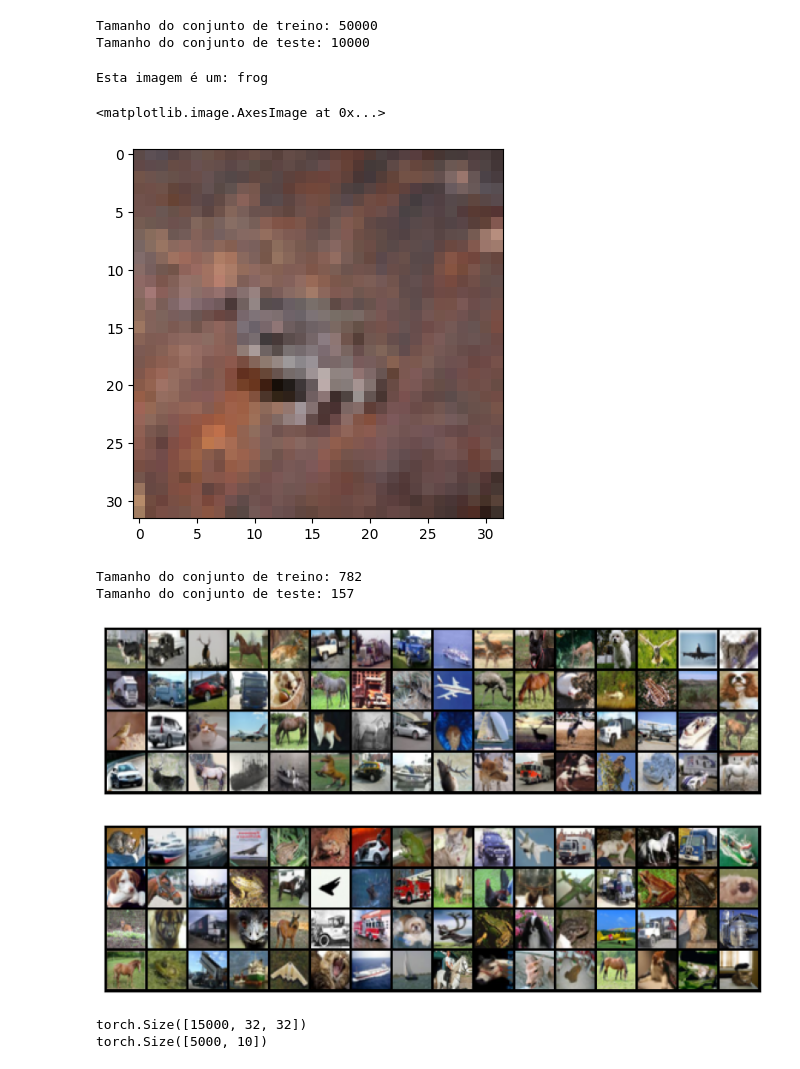
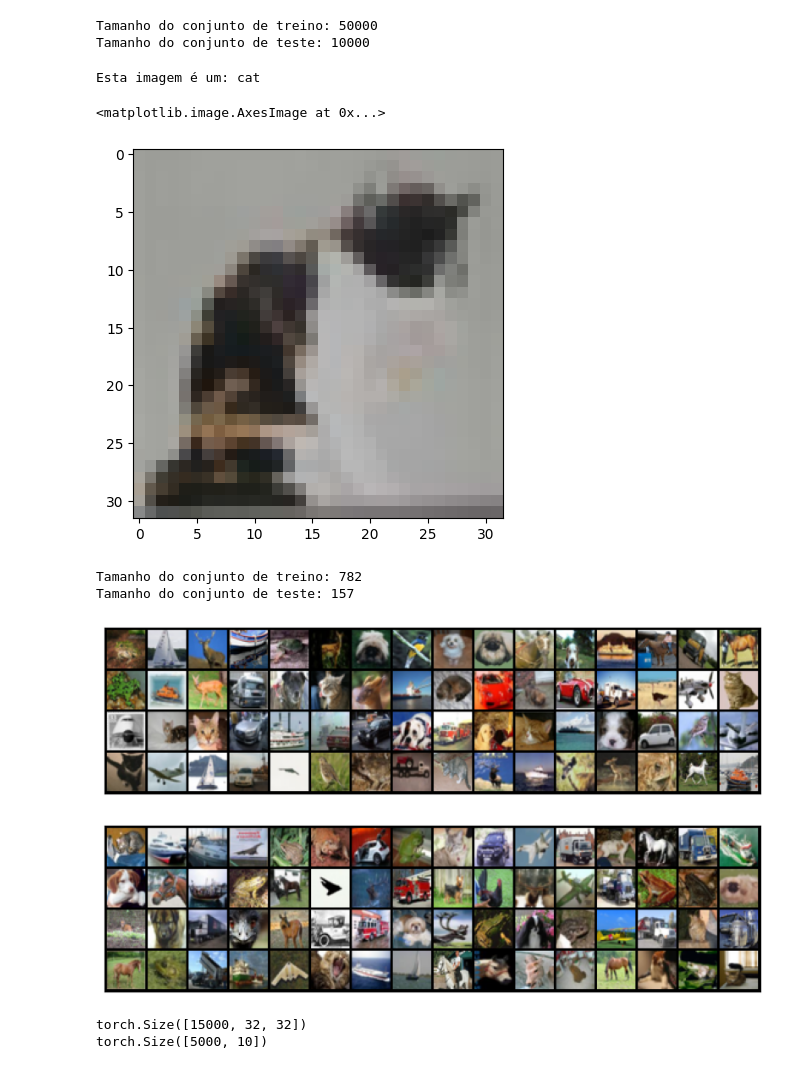
Before and after one commit to denisangelo/Curso_Federated_Learning, a Jupyter notebook: ExemploCryptenRegressaoLogistica.ipynb, the cells around one changed output. Drawn from its saved outputs; the diff is of its cells as text; code cells hidden in the pictures.

```diff
--- a/ExemploCryptenRegressaoLogistica.ipynb
+++ b/ExemploCryptenRegressaoLogistica.ipynb
@@ -60,16 +60,16 @@ print('Tamanho do conjunto de teste:', len((testset)))
 Tamanho do conjunto de treino: 50000
 Tamanho do conjunto de teste: 10000
 # %%
-example = 347
+example = 785
 
 image, label = trainset[example]
 
 print("Esta imagem é um: " + classes[(trainset[example])[1]])
 plt.imshow(image.permute(1,2,0))
 # %% [output]
-Esta imagem é um: frog
+Esta imagem é um: cat
 <matplotlib.image.AxesImage at 0x...>
-[figure, old version]
+[figure, new version]
 # %%
 train_dl = DataLoader(trainset, batch_size=64,shuffle=True)
 test_dl= DataLoader(testset, batch_size=64)
@@ -89,11 +89,11 @@ def show_batch(dl):
 # %%
 show_batch(train_dl)
 # %% [output]
-[figure, old version]
+[figure, new version]
 # %%
 show_batch(test_dl)
 # %% [output]
-[figure, old version]
+[figure, new version]
 # %%
 #Pré processamento entre tensores
 def take_samples(trainset, n_samples=5000):
```
Also changed, not shown: parts of 9 cells of this notebook.
